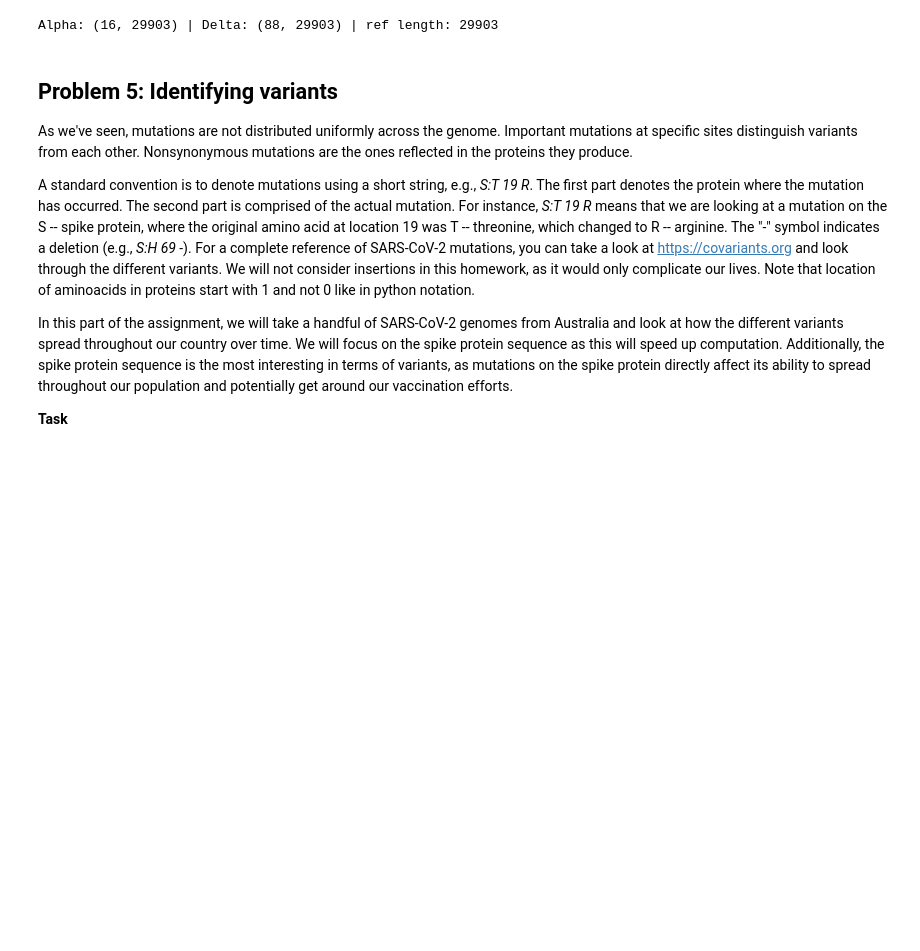
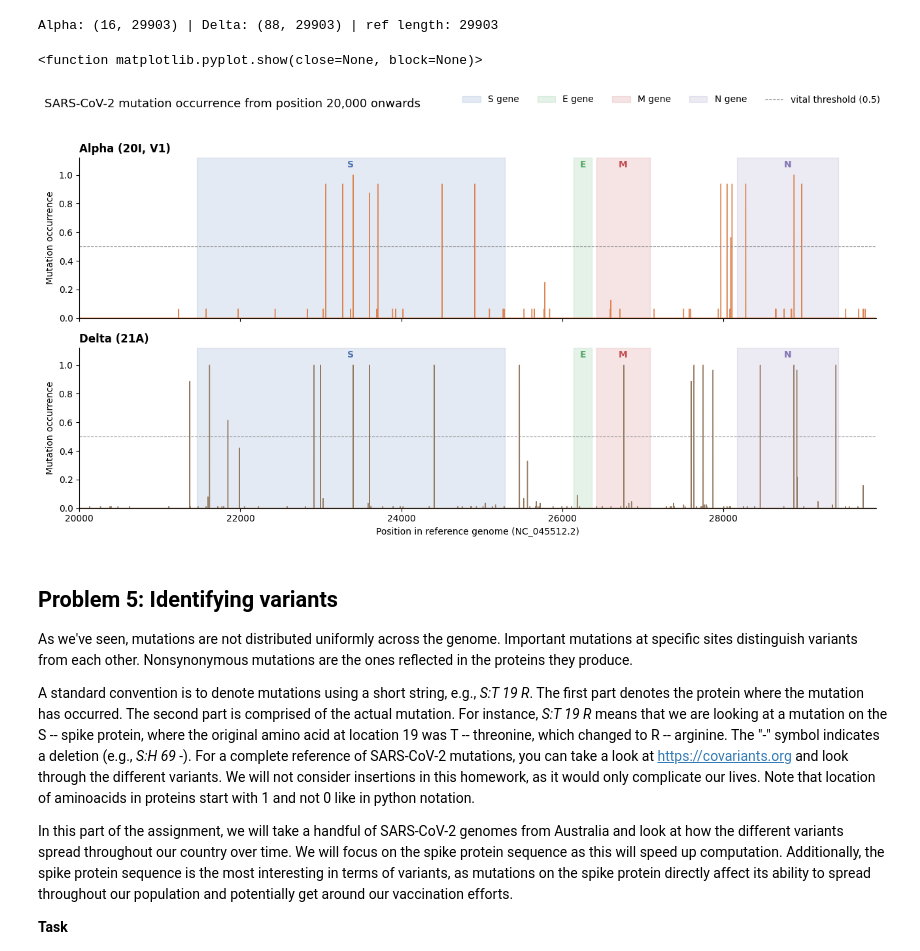
Before and after one commit to sehejp/assign_viral_evo, a Jupyter notebook: viral_evo_workbook.ipynb, the cells around one changed output. Saved outputs shown, nothing was run; the diff lists cells and outputs as text; code cells hidden in the pictures; blank space fills up the shorter version.

Commit message:
plotted alpha and delta mutation occurences with gene locations

```diff
--- a/viral_evo_workbook.ipynb
+++ b/viral_evo_workbook.ipynb
@@ -365,6 +365,35 @@ alpha_freq = mutation_frequency(alpha_mat)
 delta_freq = mutation_frequency(delta_mat)
 # %% [output]
 Alpha: (16, 29903) | Delta: (88, 29903) | ref length: 29903
+# %%
+gene_colors = {"S": "#4C72B0", "E": "#55A868", "M": "#C44E52", "N": "#8172B2"}
+positions = np.arange(1, len(ref_arr) + 1)
+
+fig, axes = plt.subplots(2, 1, figsize=(13, 7), sharex=True)
+for ax, (name, freq, color) in zip(axes, [("Alpha (20I, V1)", alpha_freq, "#DD8452"),
+                                          ("Delta (21A)", delta_freq, "#937860")]):
+    for gene, (start_g, end_g) in gene_locations.items():
+        ax.axvspan(start_g, end_g, color=gene_colors[gene], alpha=0.15, label=f"{gene} gene")
+        ax.text((start_g + end_g) / 2, 1.04, gene, ha="center", va="bottom", color=gene_colors[gene], fontweight="bold")
+
+    ax.plot(positions, freq, color=color, linewidth=1)
+    ax.axhline(0.5, color="grey", linestyle="--", linewidth=0.8, label="vital threshold (0.5)")
+    ax.set_xlim(20000, len(ref_arr))
+    ax.set_ylim(0, 1.12)
+    ax.set_ylabel("Mutation occurrence")
+    ax.set_title(name, loc="left", fontweight="bold")
+    ax.spines[["top", "right"]].set_visible(False)
+
+axes[-1].set_xlabel("Position in reference genome (NC_045512.2)")
+handles, labels = axes[0].get_legend_handles_labels()
+fig.legend(handles, labels, loc="upper right", ncol=5, frameon=False)
+fig.suptitle("SARS-CoV-2 mutation occurrence from position 20,000 onwards", x=0.01, ha="left", fontsize=13)
+fig.tight_layout(rect=(0, 0, 1, 0.95))
+fig.savefig("problem3.svg")
+plt.show
+# %% [output]
+<function matplotlib.pyplot.show(close=None, block=None)>
+[figure, added]
 # %%
 mutations_in_both_variants = [1,2,3]
 same_mutation = "G123A" # write your mutation in the form of f"{reference nt}{site number}{variant nt}"
```
